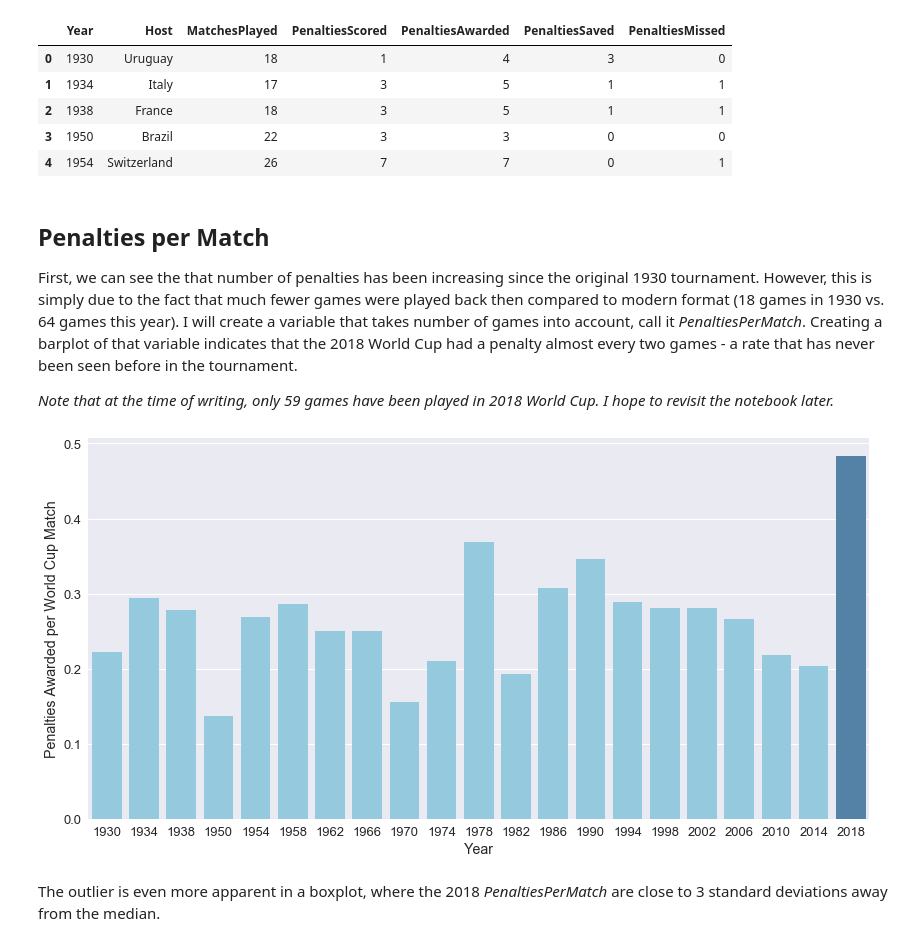
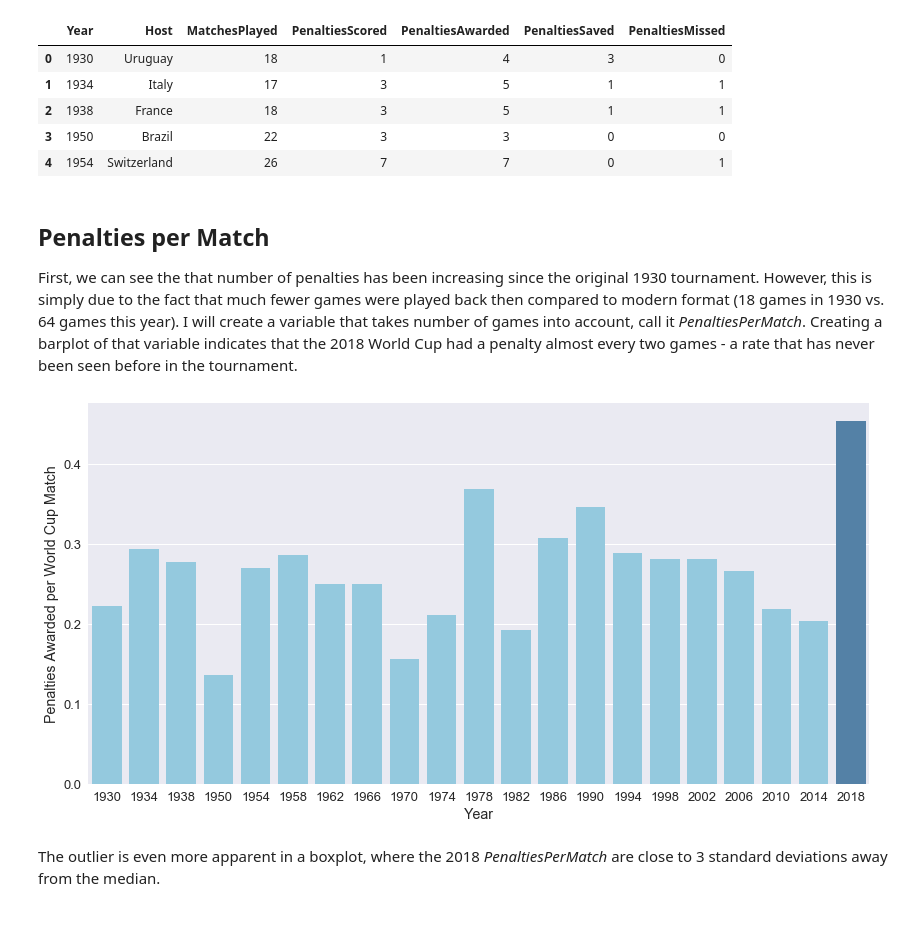
Before and after one commit to ogakulov/VAR_World_Cup_2018, a Jupyter notebook: VAR at 2018 World Cup.ipynb, the cells around one changed output. Drawn from its saved outputs; the diff is of its cells as text; code cells hidden in the pictures.

Commit message:
Data includes World Cup 2018 Final now
France vs. Croatia had an additional VAR-assisted penalty decision

```diff
--- a/VAR at 2018 World Cup.ipynb
+++ b/VAR at 2018 World Cup.ipynb
@@ -28,14 +28,12 @@ penData.head()
 ## Penalties per Match
 First, we can see the that number of penalties has been increasing since the original 1930 tournament. However, this is simply due to the fact that much fewer games were played back then compared to modern format (18 games in 1930 vs. 64 games this year).
 I will create a variable that takes number of games into account, call it *PenaltiesPerMatch*. Creating a barplot of that variable indicates that the 2018 World Cup had a penalty almost every two games - a rate that has never been seen before in the tournament.
-
-*Note that at the time of writing, only 59 games have been played in 2018 World Cup. I hope to revisit the notebook later.*
 # %%
 penData['PenaltiesPerMatch'] = penData['PenaltiesAwarded']/penData['MatchesPlayed']
-sns.barplot(x='Year', y='PenaltiesPerMatch', data=data, ci=None, palette=['skyblue']*(data.shape[0]-1) + ['steelblue'])
+sns.barplot(x='Year', y='PenaltiesPerMatch', data=penData, ci=None, palette=['skyblue']*(penData.shape[0]-1) + ['steelblue'])
 plt.ylabel("Penalties Awarded per World Cup Match");
 # %% [output]
-[figure, old version]
+[figure, new version]
 # %% [markdown]
 The outlier is even more apparent in a boxplot, where the 2018 *PenaltiesPerMatch* are close to 3 standard deviations away from the median.
 # %%
```
Also changed, not shown: parts of 6 cells of this notebook.
